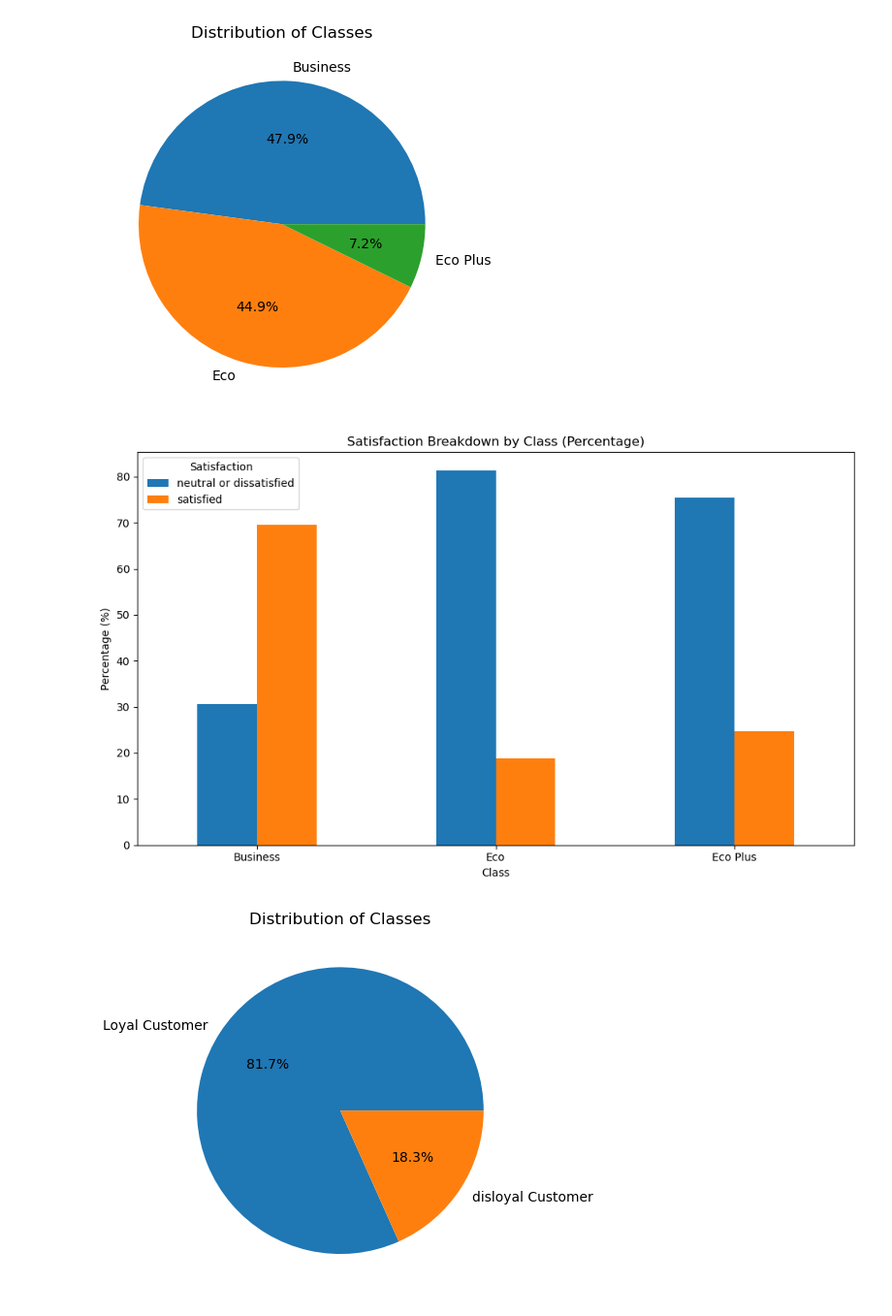
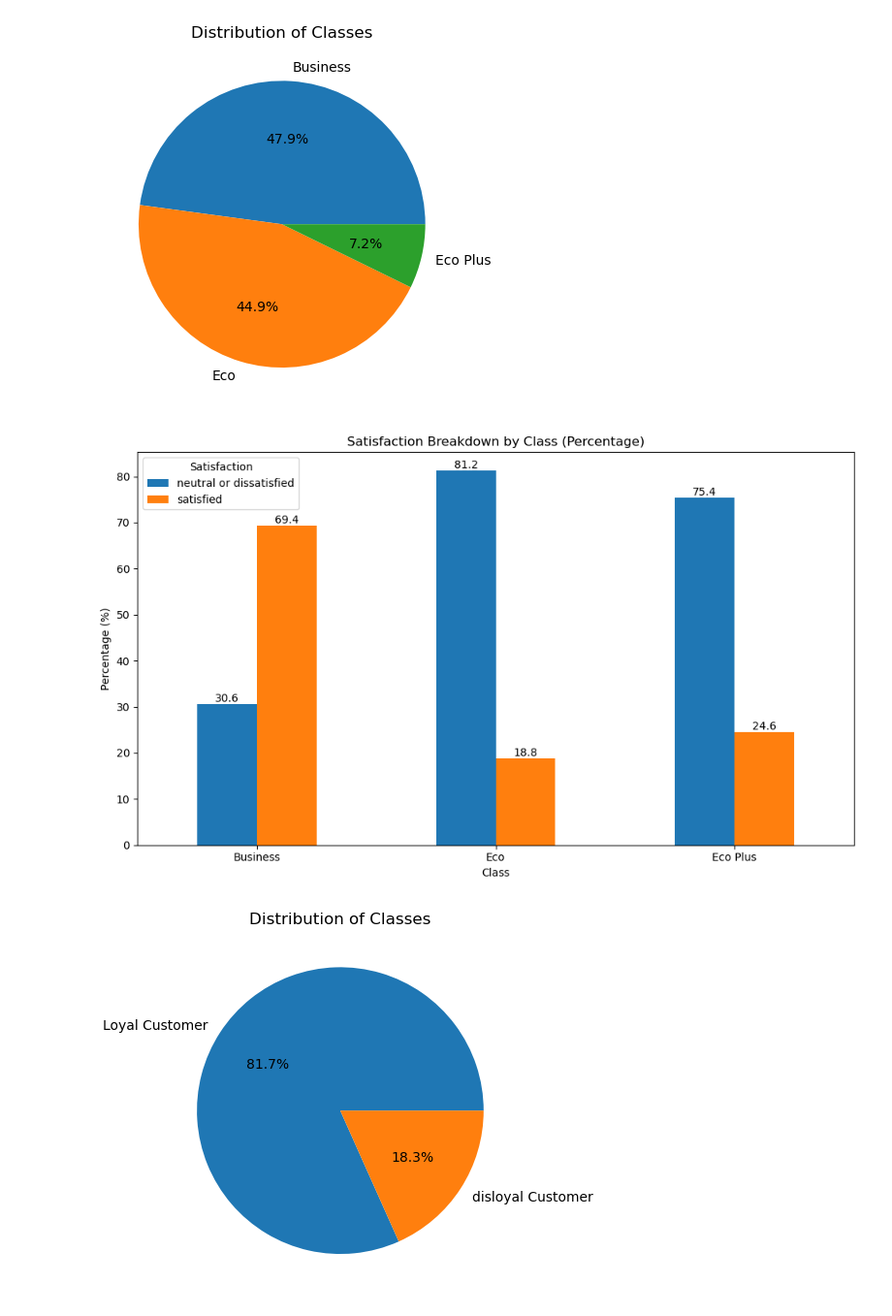
Before and after one commit to T-Godwins/airline-project, a Jupyter notebook: technical_analysis/01_cleaning_and_prep.ipynb, the cells around one changed output. Shown at 97% size. Saved outputs shown, nothing was run; the diff lists cells and outputs as text; code cells hidden in the pictures.

```diff
--- a/technical_analysis/01_cleaning_and_prep.ipynb
+++ b/technical_analysis/01_cleaning_and_prep.ipynb
@@ -143,20 +143,22 @@ plt.show()
 # %%
 # Plot Satisfaction Breakdown by Class
 satisfaction_counts = pd.crosstab(df['Class'], df['satisfaction'])
-satisfaction_pct = pd.crosstab(df['Class'], df['satisfaction'], normalize='index') * 100
+satisfaction_pct = (pd.crosstab(df['Class'], df['satisfaction'], normalize='index') * 100).round(1)
 
 
 fig, ax = plt.subplots(figsize=(10, 6))
 satisfaction_pct.plot(kind='bar', ax=ax)
+ax.bar_label(ax.containers[0])
+ax.bar_label(ax.containers[1])
 ax.set_title('Satisfaction Breakdown by Class (Percentage)')
 ax.set_xlabel('Class')
 ax.set_ylabel('Percentage (%)')
 ax.legend(title='Satisfaction')
 plt.xticks(rotation=0)
 plt.tight_layout()
 plt.show()
 # %% [output]
-[figure, old version]
+[figure, new version]
 # %%
 # Plot distribution of Customer Type
 fig, ax = plt.subplots()
```
Also changed, not shown: parts of 1 cell of this notebook, 3 other files.
